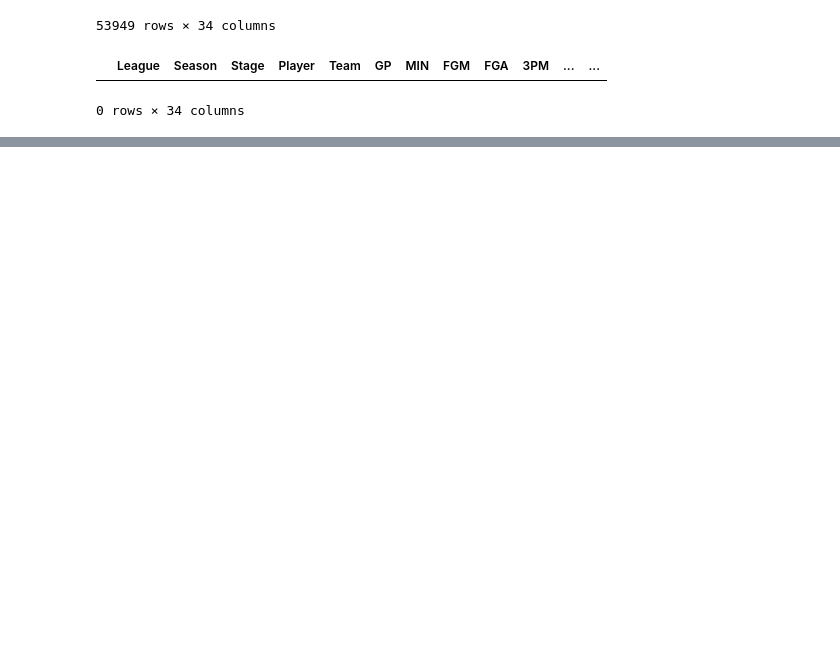
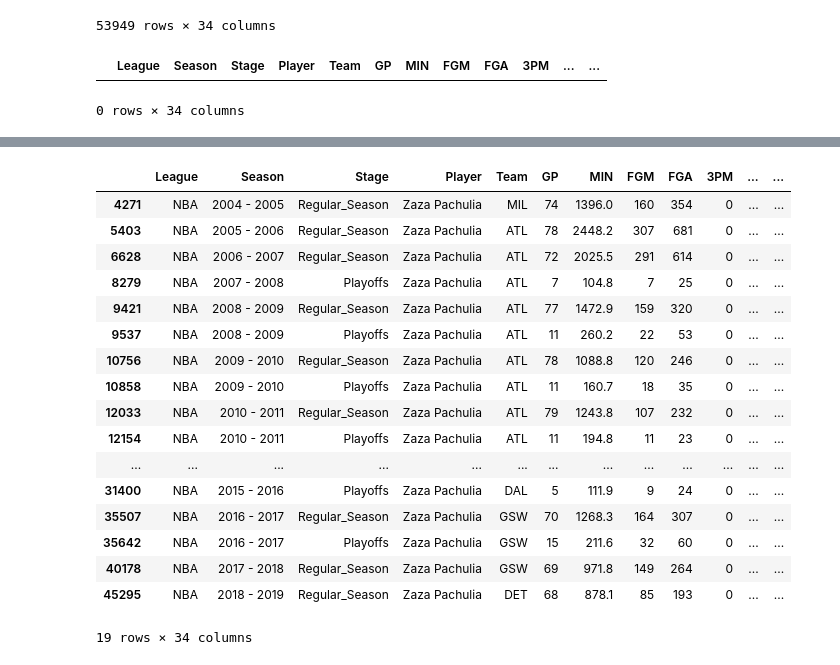
Before and after one commit to ChefBB/sna_project, a Jupyter notebook: exploration_bruno.ipynb, the cells around one changed output, grey strips where cells are left out. Cells and saved outputs as stored; diff of their text form; code cells hidden in the pictures; blank space fills up the shorter version.

```diff
--- a/exploration_bruno.ipynb
+++ b/exploration_bruno.ipynb
@@ -26,0 +98,21 @@ duplicates_sorted
+# %%
+df.loc[df['Player'] == 'Zaza Pachulia']
+# %% [output]
+|  | League | Season | Stage | Player | Team | GP | MIN | FGM | FGA | 3PM | ... | ... |
+| 4271 | NBA | 2004 - 2005 | Regular_Season | Zaza Pachulia | MIL | 74 | 1396.0 | 160 | 354 | 0 | ... | ... |
+| 5403 | NBA | 2005 - 2006 | Regular_Season | Zaza Pachulia | ATL | 78 | 2448.2 | 307 | 681 | 0 | ... | ... |
+| 6628 | NBA | 2006 - 2007 | Regular_Season | Zaza Pachulia | ATL | 72 | 2025.5 | 291 | 614 | 0 | ... | ... |
+| 8279 | NBA | 2007 - 2008 | Playoffs | Zaza Pachulia | ATL | 7 | 104.8 | 7 | 25 | 0 | ... | ... |
+| 9421 | NBA | 2008 - 2009 | Regular_Season | Zaza Pachulia | ATL | 77 | 1472.9 | 159 | 320 | 0 | ... | ... |
+| 9537 | NBA | 2008 - 2009 | Playoffs | Zaza Pachulia | ATL | 11 | 260.2 | 22 | 53 | 0 | ... | ... |
+| 10756 | NBA | 2009 - 2010 | Regular_Season | Zaza Pachulia | ATL | 78 | 1088.8 | 120 | 246 | 0 | ... | ... |
+| 10858 | NBA | 2009 - 2010 | Playoffs | Zaza Pachulia | ATL | 11 | 160.7 | 18 | 35 | 0 | ... | ... |
+| 12033 | NBA | 2010 - 2011 | Regular_Season | Zaza Pachulia | ATL | 79 | 1243.8 | 107 | 232 | 0 | ... | ... |
+| 12154 | NBA | 2010 - 2011 | Playoffs | Zaza Pachulia | ATL | 11 | 194.8 | 11 | 23 | 0 | ... | ... |
+| ... | ... | ... | ... | ... | ... | ... | ... | ... | ... | ... | ... | ... |
+| 31400 | NBA | 2015 - 2016 | Playoffs | Zaza Pachulia | DAL | 5 | 111.9 | 9 | 24 | 0 | ... | ... |
+| 35507 | NBA | 2016 - 2017 | Regular_Season | Zaza Pachulia | GSW | 70 | 1268.3 | 164 | 307 | 0 | ... | ... |
+| 35642 | NBA | 2016 - 2017 | Playoffs | Zaza Pachulia | GSW | 15 | 211.6 | 32 | 60 | 0 | ... | ... |
+| 40178 | NBA | 2017 - 2018 | Regular_Season | Zaza Pachulia | GSW | 69 | 971.8 | 149 | 264 | 0 | ... | ... |
+| 45295 | NBA | 2018 - 2019 | Regular_Season | Zaza Pachulia | DET | 68 | 878.1 | 85 | 193 | 0 | ... | ... |
+19 rows × 34 columns
```
Also changed, not shown: parts of 5 cells of this notebook.
